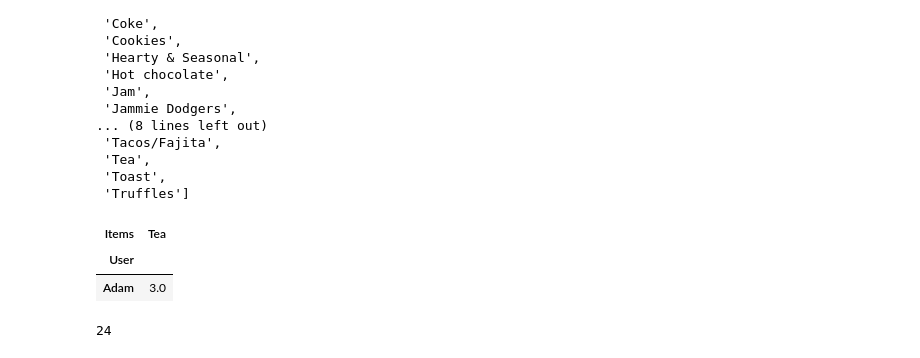
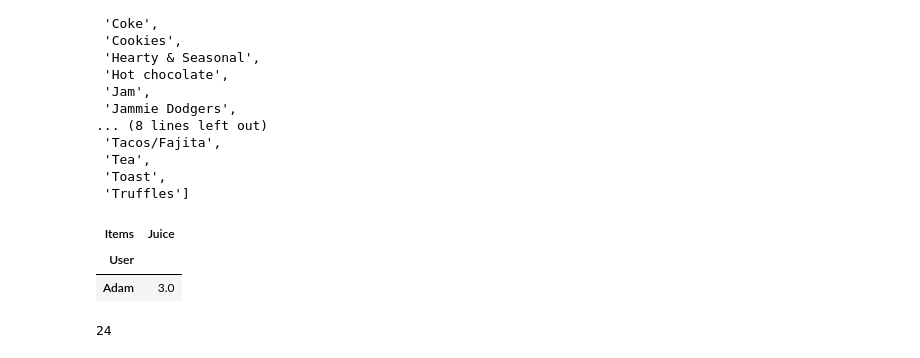
Before and after one commit to trangdo04/recommendation, a Jupyter notebook: hybrid-recommender-system.ipynb, the cells around one changed output. Saved outputs shown, nothing was run; the diff lists cells and outputs as text; code cells hidden in the pictures.

```diff
--- a/hybrid-recommender-system.ipynb
+++ b/hybrid-recommender-system.ipynb
@@ -96,5 +12,5 @@ import os
 # %%
-df = pd.read_csv("/kaggle/input/data-bakery/data.csv")
+df = pd.read_csv("data.csv")
 # %%
 df.head(5)
 # %% [output]
@@ -217,10 +133,9 @@ items_bought
  'Truffles']
 # %%
 #let's verify:
-user_item_df.loc[user_item_df.index == random_user, user_item_df.columns == "Tea"]
-# gave this movie a 3.0 rating.
+user_item_df.loc[user_item_df.index == random_user, user_item_df.columns == "Juice"] # return ratings of random user for a item
 # %% [output]
-| Items | Tea |
+| Items | Juice |
 | User |  |
 | Adam | 3.0 |
 # %%
```
Also changed, not shown: parts of 31 cells of this notebook.
